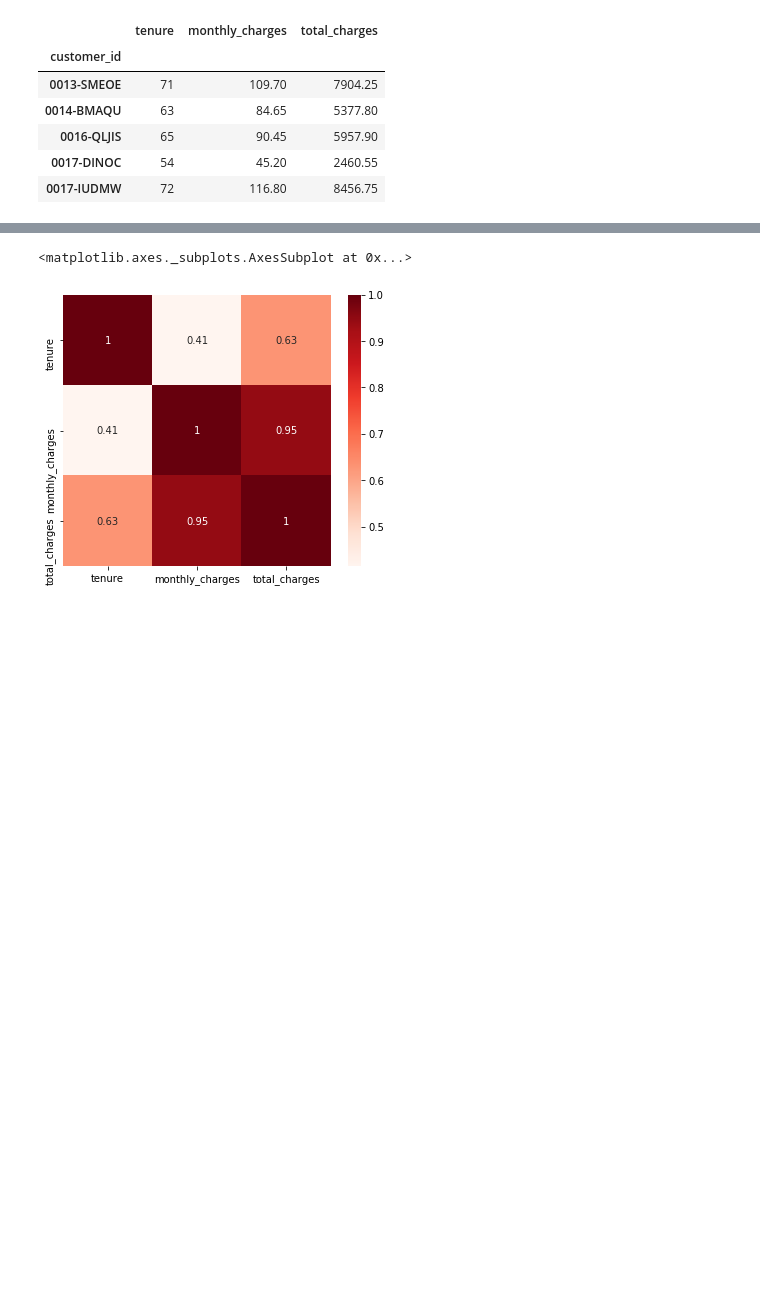
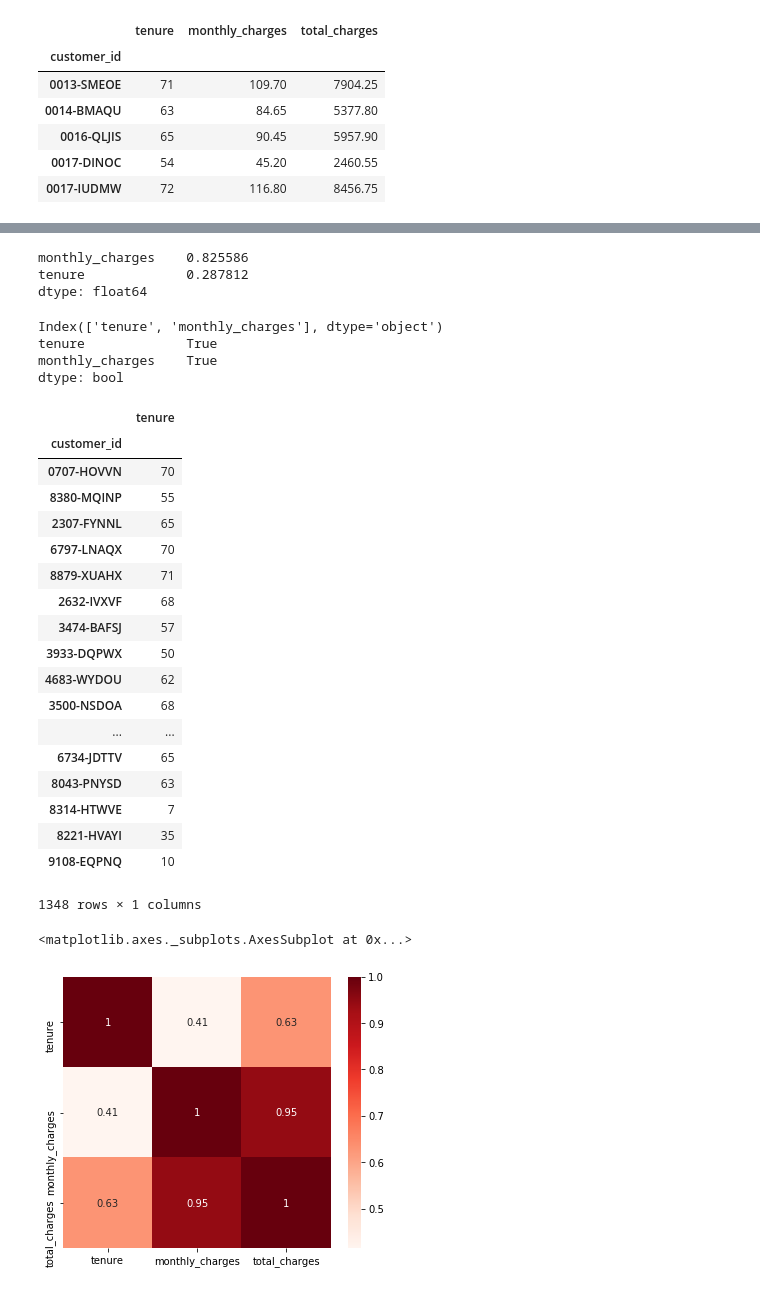
Before and after one commit to Jacqueline-A-Shay/ds-methodologies-exercises, a Jupyter notebook: regression/features.ipynb, the cells around one changed output, grey strips where cells are left out. Cells and saved outputs as stored; diff of their text form; code cells hidden in the pictures; blank space fills up the shorter version.

```diff
--- a/regression/features.ipynb
+++ b/regression/features.ipynb
@@ -30,14 +48,6 @@ df.head()
 # %%
-# split dataframe into train(train_percent: 80%) & test(20%)
-def split_my_data(df):
-    train, test = train_test_split(df, train_size = 0.8, random_state = 123)
-
-    # assign variable vs target
-    X_train = train.drop(columns = 'total_charges')
-    y_train = train.total_charges
-
-    X_test = test.drop(columns = 'total_charges')
-    y_test = test.total_charges
-
-    return X_train, y_train, X_test, y_test
-X_train, y_train, X_test, y_test = split_my_data(df)
+# split into Xy_unscaled data
+X_train = train.drop(columns = 'total_charges')
+y_train = train.total_charges
+X_test = test.drop(columns = 'total_charges')
+y_test = test.total_charges
@@ -53,0 +103,18 @@ X_train.head()
+# %%
+feature = lasso_cv_coef(X_train_sc, y_train_sc)
+feature
+# %% [output]
+monthly_charges    0.825586
+tenure             0.287812
+dtype: float64
+# %%
+n = find_optimum(X_train, y_train)
+selected_features = find_feature_name(X_train, y_train, n)
+result = recursive_feature_elimination(selected_features, n)
+print(selected_features)
+print(result)
+# %% [output]
+Index(['tenure', 'monthly_charges'], dtype='object')
+tenure             True
+monthly_charges    True
+dtype: bool
@@ -54,3 +264,28 @@ X_train.head()
+# %%
+
+a = X_train['tenure']
+a = pd.DataFrame(a)
+a
+# %% [output]
+|  | tenure |
+| customer_id |  |
+| 0707-HOVVN | 70 |
+| 8380-MQINP | 55 |
+| 2307-FYNNL | 65 |
+| 6797-LNAQX | 70 |
+| 8879-XUAHX | 71 |
+| 2632-IVXVF | 68 |
+| 3474-BAFSJ | 57 |
+| 3933-DQPWX | 50 |
+| 4683-WYDOU | 62 |
+| 3500-NSDOA | 68 |
+| ... | ... |
+| 6734-JDTTV | 65 |
+| 8043-PNYSD | 63 |
+| 8314-HTWVE | 7 |
+| 8221-HVAYI | 35 |
+| 9108-EQPNQ | 10 |
+1348 rows × 1 columns
 # %%
 plt.figure(figsize=(6,5))
 cor = df.corr()
```
Also changed, not shown: parts of 36 cells of this notebook, 1 other file.
